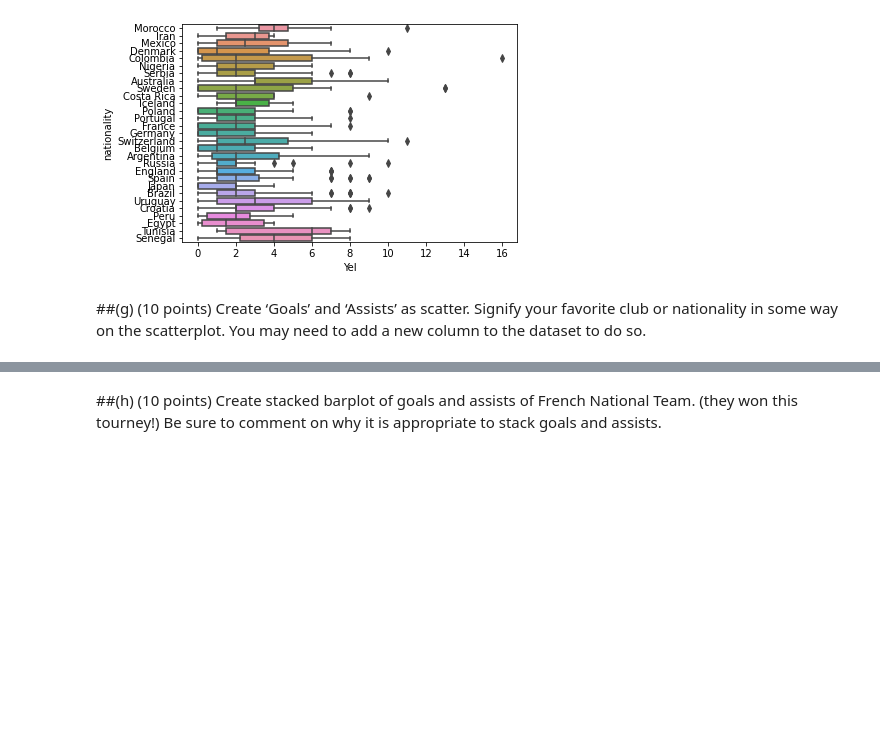
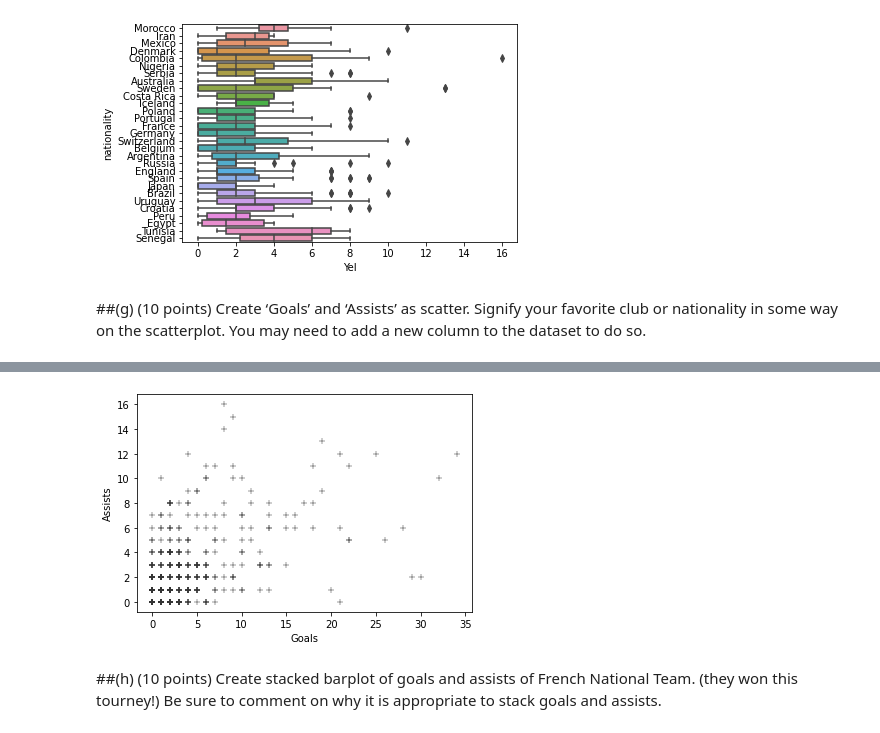
Before and after one commit to almsalahuddin/Data-Processing-and-Visualization, a Jupyter notebook: Exam_3.ipynb, the cells around one changed output, grey strips where cells are left out. Saved outputs shown, nothing was run; the diff lists cells and outputs as text; code cells hidden in the pictures; blank space fills up the shorter version.

```diff
--- a/Exam_3.ipynb
+++ b/Exam_3.ipynb
@@ -110,3 +117,13 @@ sns.boxplot(data = df, x = 'Yel', y = 'nationality')
+# %%
+ax = sns.scatterplot(data = df,
+                x = 'Goals',
+                y = 'Assists',
+                palette='deep',
+                legend='full',
+                color='.2',
+                marker='+' )
+# %% [output]
+[figure, added]
 # %% [markdown]
 ##(h) (10 points) Create stacked barplot of goals and assists of French National Team. (they won this tourney!) Be sure to comment on why it is appropriate to stack goals and assists.
 # %% [markdown]
```
Also changed, not shown: parts of 2 cells of this notebook.
